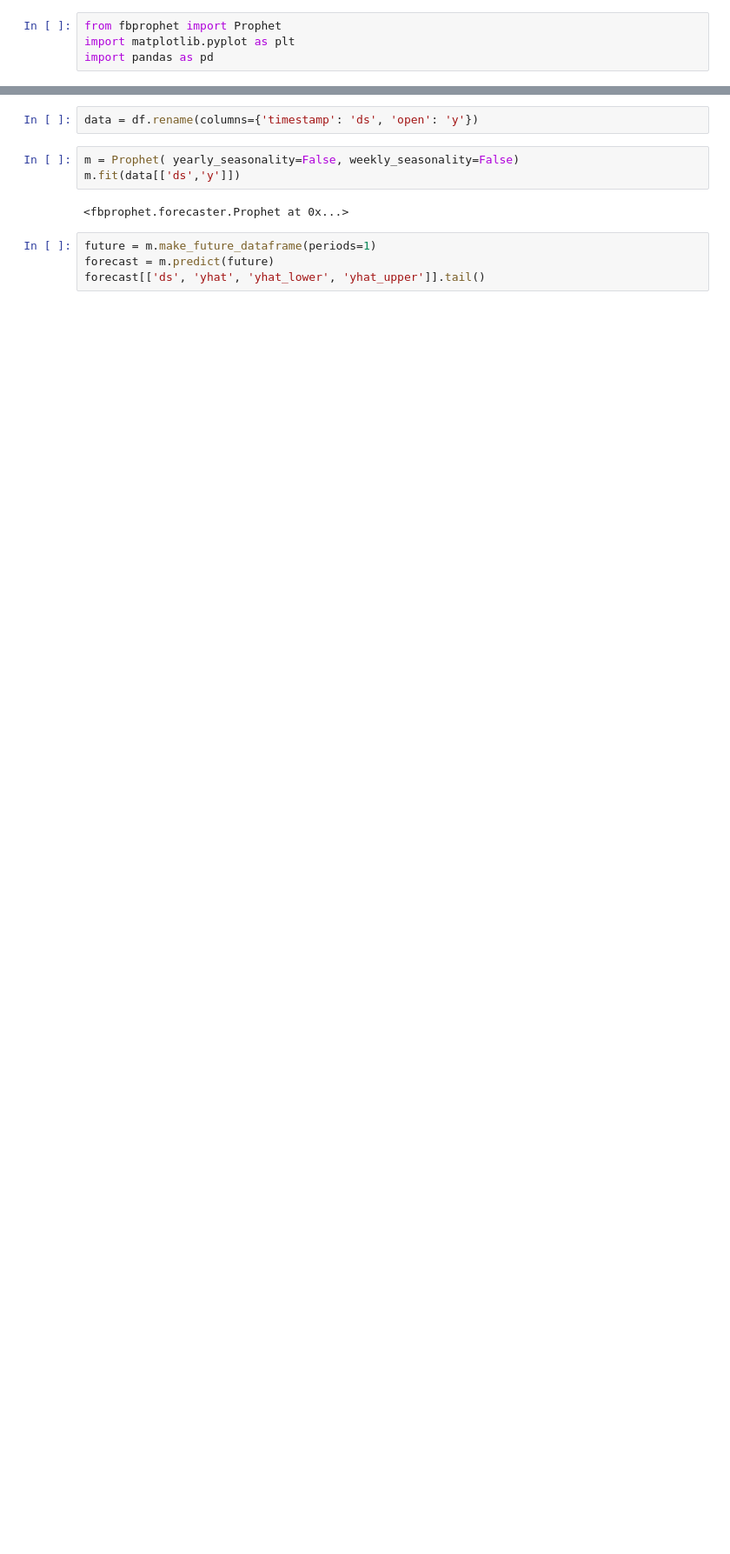
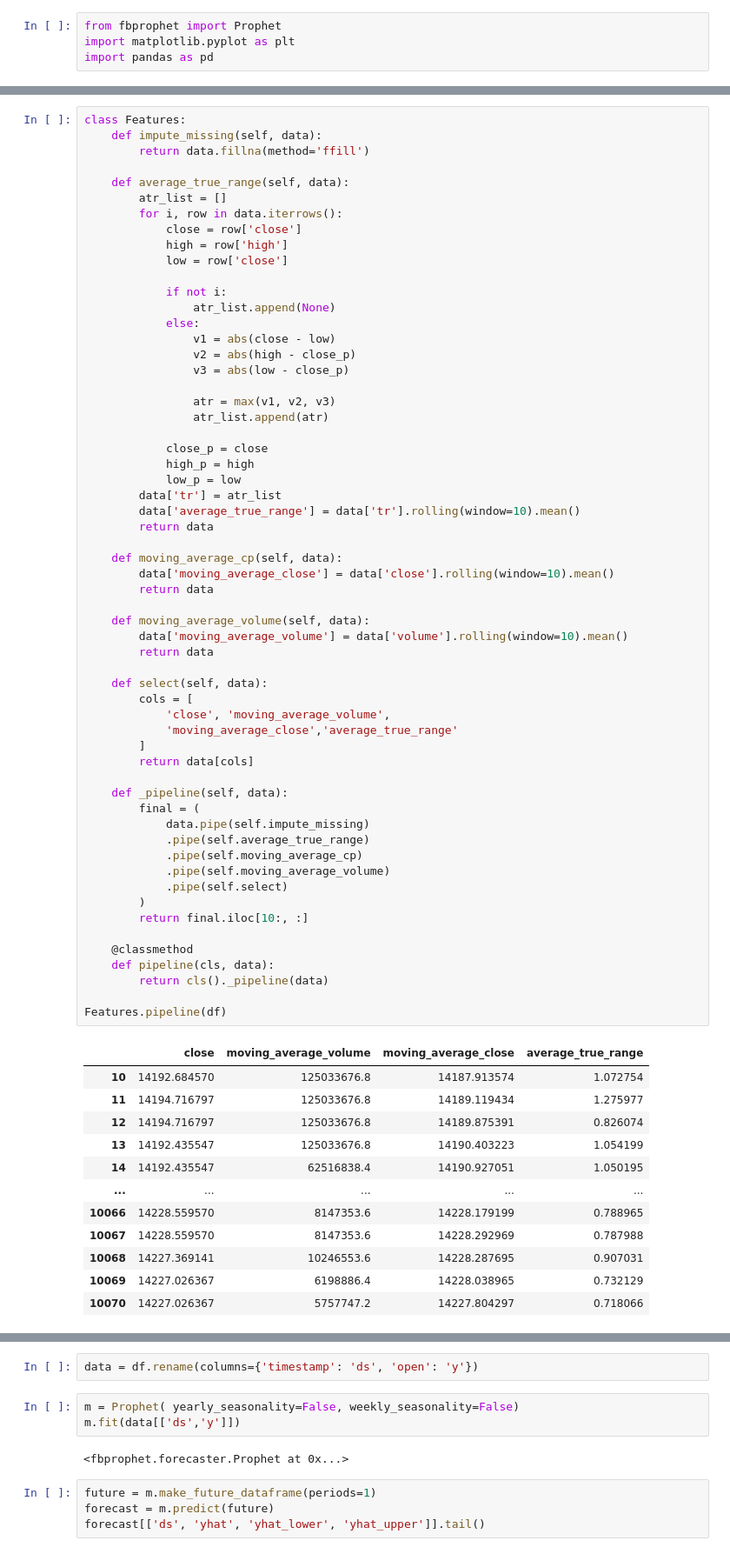
Before and after one commit to StuartLox/trading-bot, a Jupyter notebook: services/bitcoin-model/src/main/Trade-Bot-Prophet.ipynb, the cells around one changed output, grey strips where cells are left out. Shown at 87% size. Cells and saved outputs as stored; diff of their text form; blank space fills up the shorter version.

```diff
--- a/services/bitcoin-model/src/main/Trade-Bot-Prophet.ipynb
+++ b/services/bitcoin-model/src/main/Trade-Bot-Prophet.ipynb
@@ -40,0 +41,72 @@ df['timestamp'] = pd.to_datetime(df['timestamp'],unit='ms')
+# %%
+class Features:
+    def impute_missing(self, data):
+        return data.fillna(method='ffill')
+
+    def average_true_range(self, data):
+        atr_list = []
+        for i, row in data.iterrows():
+            close = row['close']
+            high = row['high']
+            low = row['close']
+
+            if not i:
+                atr_list.append(None)
+            else:
+                v1 = abs(close - low)
+                v2 = abs(high - close_p)
+                v3 = abs(low - close_p)
+
+                atr = max(v1, v2, v3)
+                atr_list.append(atr)
+
+            close_p = close
+            high_p = high
+            low_p = low
+        data['tr'] = atr_list
+        data['average_true_range'] = data['tr'].rolling(window=10).mean()
+        return data
+
+    def moving_average_cp(self, data):
+        data['moving_average_close'] = data['close'].rolling(window=10).mean()
+        return data
+
+    def moving_average_volume(self, data):
+        data['moving_average_volume'] = data['volume'].rolling(window=10).mean()
+        return data
+
+    def select(self, data):
+        cols = [
+            'close', 'moving_average_volume',
+            'moving_average_close','average_true_range'
+        ]
+        return data[cols]
+
+    def _pipeline(self, data):
+        final = (
+            data.pipe(self.impute_missing)
+            .pipe(self.average_true_range)
+            .pipe(self.moving_average_cp)
+            .pipe(self.moving_average_volume)
+            .pipe(self.select)
+        )
+        return final.iloc[10:, :]
+
+    @classmethod
+    def pipeline(cls, data):
+        return cls()._pipeline(data)
+
+Features.pipeline(df)
+# %% [output]
+|  | close | moving_average_volume | moving_average_close | average_true_range |
+| 10 | 14192.684570 | 125033676.8 | 14187.913574 | 1.072754 |
+| 11 | 14194.716797 | 125033676.8 | 14189.119434 | 1.275977 |
+| 12 | 14194.716797 | 125033676.8 | 14189.875391 | 0.826074 |
+| 13 | 14192.435547 | 125033676.8 | 14190.403223 | 1.054199 |
+| 14 | 14192.435547 | 62516838.4 | 14190.927051 | 1.050195 |
+| ... | ... | ... | ... | ... |
+| 10066 | 14228.559570 | 8147353.6 | 14228.179199 | 0.788965 |
+| 10067 | 14228.559570 | 8147353.6 | 14228.292969 | 0.787988 |
+| 10068 | 14227.369141 | 10246553.6 | 14228.287695 | 0.907031 |
+| 10069 | 14227.026367 | 6198886.4 | 14228.038965 | 0.732129 |
+| 10070 | 14227.026367 | 5757747.2 | 14227.804297 | 0.718066 |
```
Also changed, not shown: parts of 7 cells of this notebook, 15 other files.
